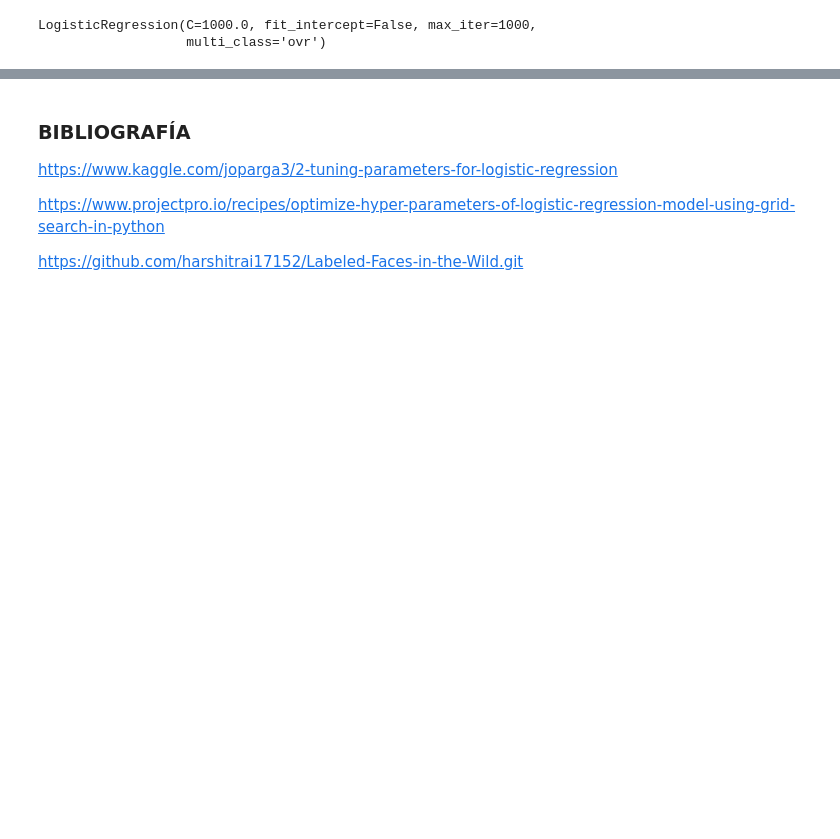
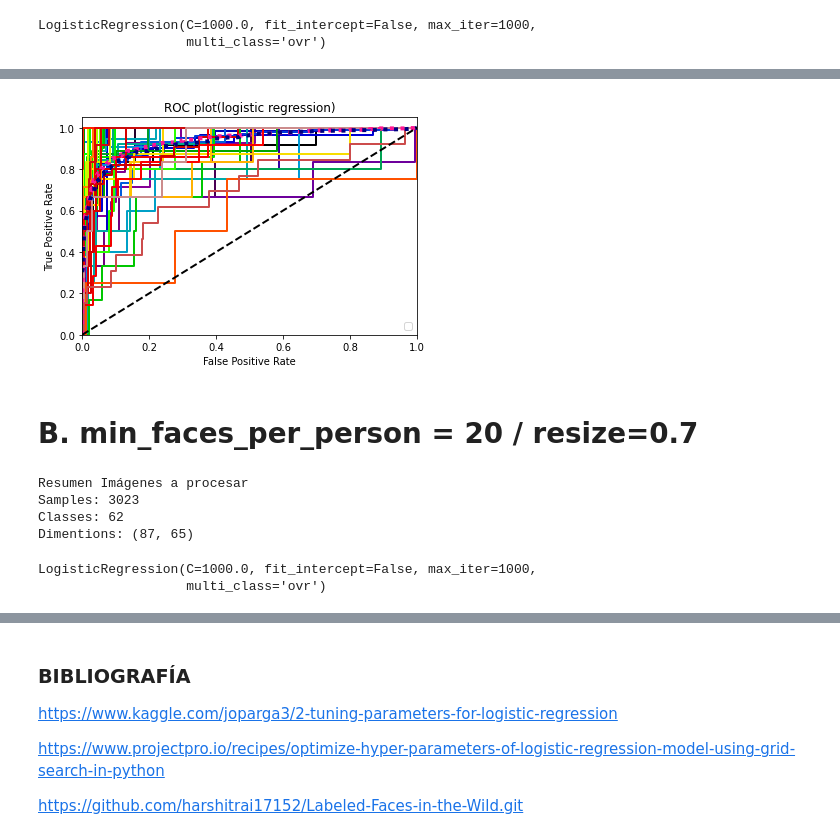
Before and after one commit to jega1228/Analisis_avanzado_Datos, a Jupyter notebook: P1 - MAAD 2 - Imagenes - Logistic Regression.ipynb, the cells around one changed output, grey strips where cells are left out. Cells and saved outputs as stored; diff of their text form; code cells hidden in the pictures; blank space fills up the shorter version.

```diff
--- a/P1 - MAAD 2 - Imagenes - Logistic Regression.ipynb
+++ b/P1 - MAAD 2 - Imagenes - Logistic Regression.ipynb
@@ -190,0 +158,23 @@ plt.show()
+# %%
+# DataSet : “Labeled Faces in the Wild”
+min_faces_per_person = 20 # número mínimo de fotos por personaje para filtrar la base
+resize=0.5 # Número de define la calidad de las imágenes
+# %%
+# Some definitions
+
+data = fetch_lfw_people(min_faces_per_person=min_faces_per_person, resize=resize)
+
+l=list(data.keys())
+X=data[l[0]]
+y=data[l[2]]
+target_names=data[l[3]]
+
+_,W,H=data[l[1]].shape
+features=X.shape[1]
+m=X.shape[0]
+classes=data[l[3]].shape[0]
+
+print("Resumen Imágenes a procesar")
+print("Samples:",m)
+print("Classes:",classes)
+print("Dimentions:",(W,H))
@@ -190,0 +186,11 @@ plt.show()
+# %%
+# split into a training and testing set
+X_train, X_test, y_train, y_test = train_test_split(X, y, test_size=0.20, random_state=42)
+# %%
+# Fit model
+#Logistic Regression requires two parameters 'C' and 'penalty' to be optimised by GridSearchCV
+#param = {'C': [1e1,1e2,1e3,1e4,1e5], 'max_iter':[50,100,500,1000]}
+param = {'C': [1e3], 'max_iter':[1000]}
+clf = GridSearchCV(LogisticRegression(fit_intercept=False,multi_class='ovr'),param, cv=5)
+model_logg = clf.fit(X_train,y_train)
+print(model_logg.best_estimator_)
@@ -190,0 +228,11 @@ plt.show()
+# %%
+# ROC curve
+
+y_probas = model_logg.predict_proba(X_test)
+skplt.metrics.plot_roc(y_test,y_probas,title="ROC plot(logistic regression)")
+plt.legend('')
+plt.show()
+# %% [output]
+[figure, added]
+# %% [markdown]
+# B. min_faces_per_person = 20 / resize=0.7
@@ -190,0 +243,24 @@ plt.show()
+# %%
+# Some definitions
+
+data = fetch_lfw_people(min_faces_per_person=min_faces_per_person, resize=resize)
+
+l=list(data.keys())
+X=data[l[0]]
+y=data[l[2]]
+target_names=data[l[3]]
+
+_,W,H=data[l[1]].shape
+features=X.shape[1]
+m=X.shape[0]
+classes=data[l[3]].shape[0]
+
+print("Resumen Imágenes a procesar")
+print("Samples:",m)
+print("Classes:",classes)
+print("Dimentions:",(W,H))
+# %% [output]
+Resumen Imágenes a procesar
+Samples: 3023
+Classes: 62
+Dimentions: (87, 65)
@@ -190,0 +270,11 @@ plt.show()
+# %%
+# Fit model
+#Logistic Regression requires two parameters 'C' and 'penalty' to be optimised by GridSearchCV
+#param = {'C': [1e1,1e2,1e3,1e4,1e5], 'max_iter':[50,100,500,1000]}
+param = {'C': [1e3], 'max_iter':[1000]}
+clf = GridSearchCV(LogisticRegression(fit_intercept=False,multi_class='ovr'),param, cv=5)
+model_logg = clf.fit(X_train,y_train)
+print(model_logg.best_estimator_)
+# %% [output]
+LogisticRegression(C=1000.0, fit_intercept=False, max_iter=1000,
+                   multi_class='ovr')
```
Also changed, not shown: parts of 80 cells of this notebook.
